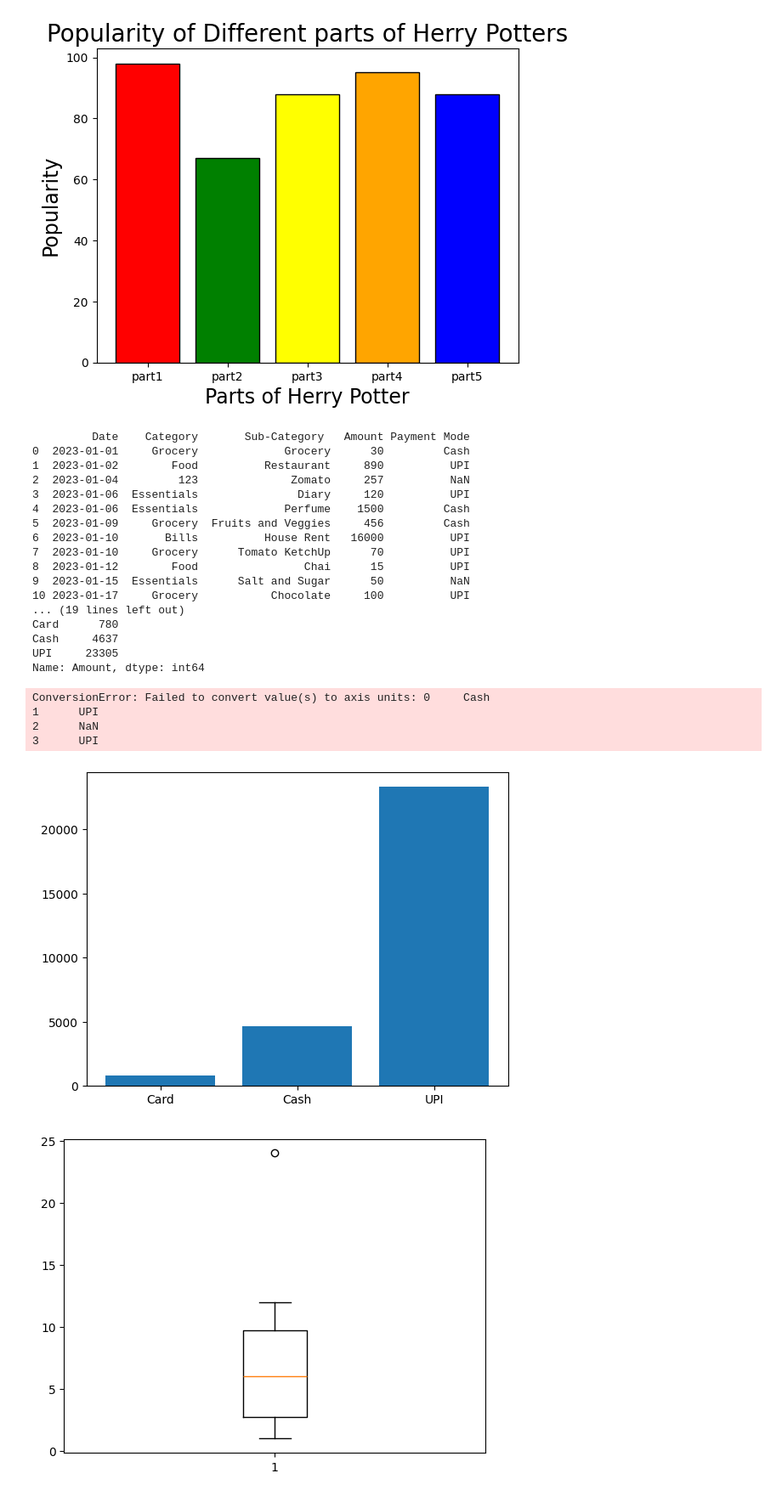
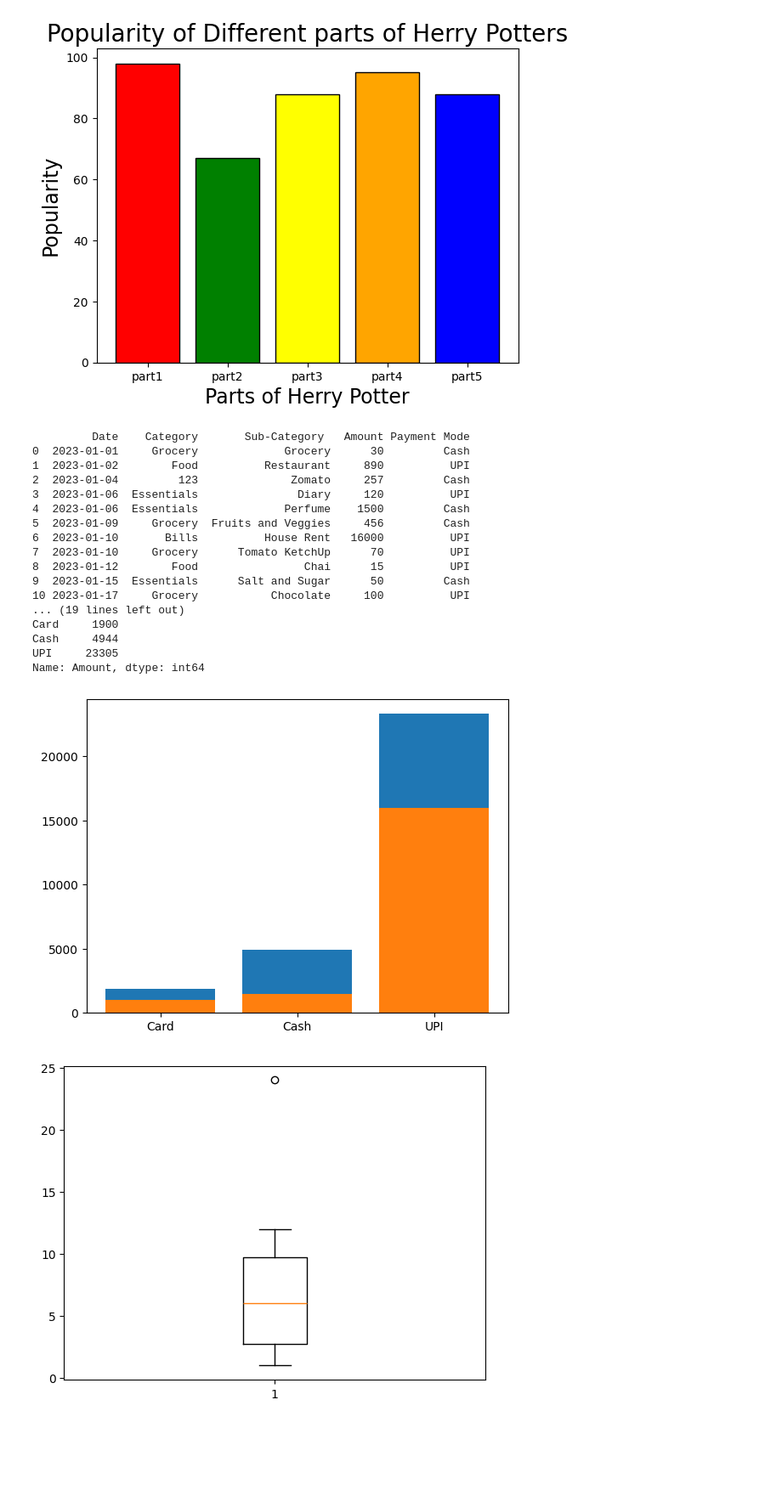
Before and after one commit to chandank013/Data-Analysis-With-Python, a Jupyter notebook: Matplotlib/matplotlib.ipynb, the cells around one changed output. Shown at 85% size. Cells and saved outputs as stored; diff of their text form; code cells hidden in the pictures; blank space fills up the shorter version.

Commit message:
removing errors

```diff
--- a/Matplotlib/matplotlib.ipynb
+++ b/Matplotlib/matplotlib.ipynb
@@ -196,41 +202,37 @@ plt.show()
 # %%
 import pandas as pd
 import matplotlib.pyplot as plt
 
-data = pd.read_excel("C:/Users/Arjun/06_Data Analytics/Data/expense3.xlsx")
+data = pd.read_excel("D:/GitHub/Data Analysis With Python/Data/expense3.xlsx")
 
 df = pd.DataFrame(data)
 print(df)
 
 grouped_by = df.groupby("Payment Mode")["Amount"].sum()
 print(grouped_by)
 plt.bar(grouped_by.index,grouped_by.values)
 
 plt.bar(df["Payment Mode"],df["Amount"])
 plt.show()
 # %% [output]
          Date    Category       Sub-Category   Amount Payment Mode
 0  2023-01-01     Grocery             Grocery      30         Cash
 1  2023-01-02        Food          Restaurant     890          UPI
-2  2023-01-04         123              Zomato     257          NaN
+2  2023-01-04         123              Zomato     257         Cash
 3  2023-01-06  Essentials               Diary     120          UPI
 4  2023-01-06  Essentials             Perfume    1500         Cash
 5  2023-01-09     Grocery  Fruits and Veggies     456         Cash
 6  2023-01-10       Bills          House Rent   16000          UPI
 7  2023-01-10     Grocery      Tomato KetchUp      70          UPI
 8  2023-01-12        Food                Chai      15          UPI
-9  2023-01-15  Essentials      Salt and Sugar      50          NaN
+9  2023-01-15  Essentials      Salt and Sugar      50         Cash
 10 2023-01-17     Grocery           Chocolate     100          UPI
 ... (19 lines left out)
-Card      780
-Cash     4637
+Card     1900
+Cash     4944
 UPI     23305
 Name: Amount, dtype: int64
-ConversionError: Failed to convert value(s) to axis units: 0     Cash
-1      UPI
-2      NaN
-3      UPI
-[figure, old version]
+[figure, new version]
 # %%
 import matplotlib.pyplot as plt
 
```
Also changed, not shown: parts of 4 cells of this notebook.
